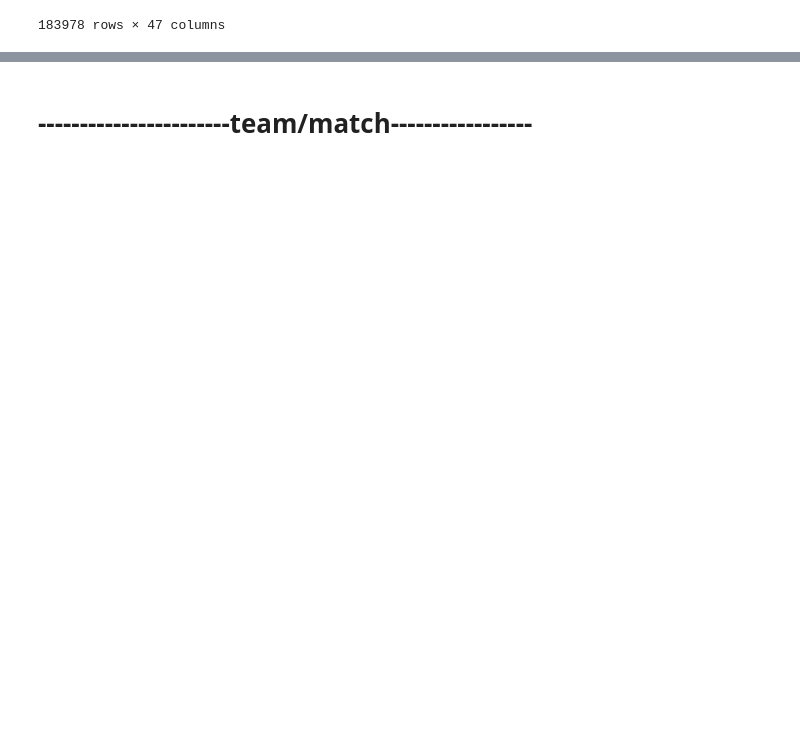
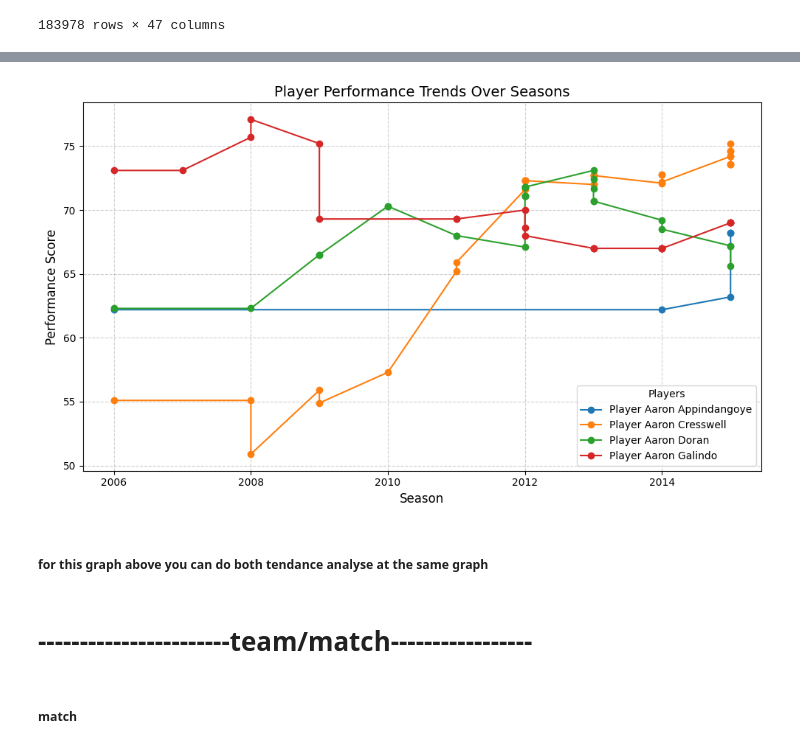
Before and after one commit to rahiqi-al/football-_clustering, a Jupyter notebook: general_vis.ipynb, the cells around one changed output, grey strips where cells are left out. Saved outputs shown, nothing was run; the diff lists cells and outputs as text; code cells hidden in the pictures; blank space fills up the shorter version.

Commit message:
almost done with analyse descriptive

```diff
--- a/general_vis.ipynb
+++ b/general_vis.ipynb
@@ -36,0 +125,4 @@ df_player
+# %%
+df_player['season'] = df_player['season'].apply(lambda x : int(x.split('/')[0]))
+df_player.head()
+#display(df_player[df_player['player_name']=='Lionel Messi'])
@@ -36,0 +137,23 @@ df_player
+# %%
+plt.figure(figsize=(10, 6))
+for player_id in df_player["player_name"].unique()[:4]:
+    player_data = df_player[df_player["player_name"] == player_id]
+    plt.plot(
+        player_data["season"],
+        player_data["metrique_performance"],
+        marker="o",
+        label=f"Player {player_id}",
+    )
+
+# Add titles and labels
+plt.title("Player Performance Trends Over Seasons", fontsize=14)
+plt.xlabel("Season", fontsize=12)
+plt.ylabel("Performance Score", fontsize=12)
+plt.grid(True, linestyle="--", alpha=0.6)
+plt.legend(title="Players", fontsize=10)
+plt.tight_layout()
+plt.show()
+# %% [output]
+[figure, added]
+# %% [markdown]
+##### for this graph above you can do both tendance analyse at the same graph
@@ -37,5 +162,7 @@ df_player
 # %% [markdown]
 # -----------------------team/match-----------------
+# %% [markdown]
+##### match
 # %%
 df_match
 # %% [output]
```
Also changed, not shown: parts of 17 cells of this notebook, 1 other file.
